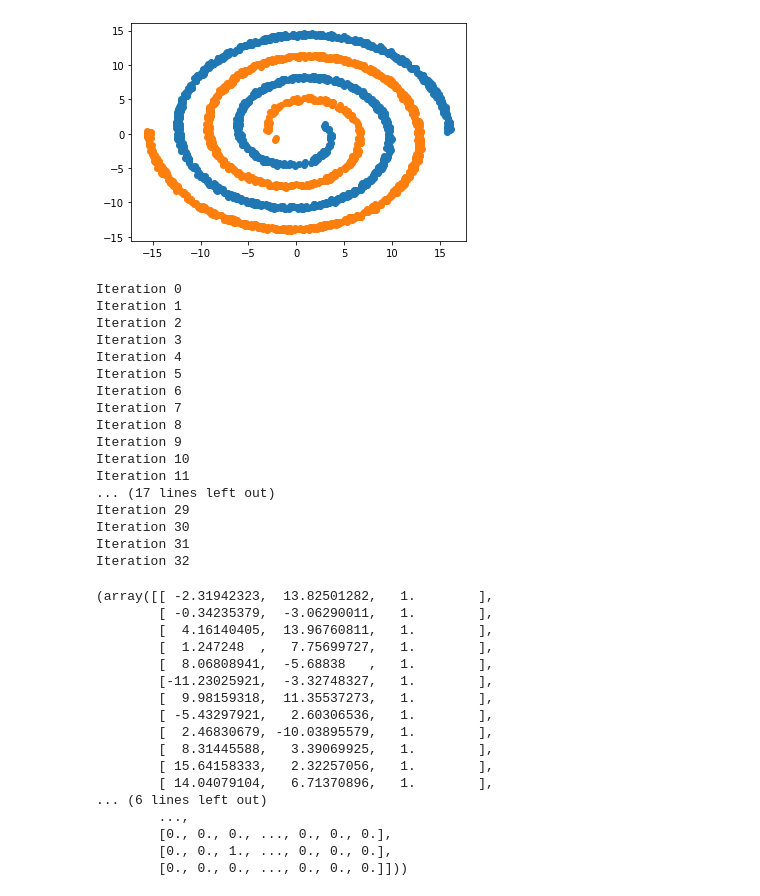
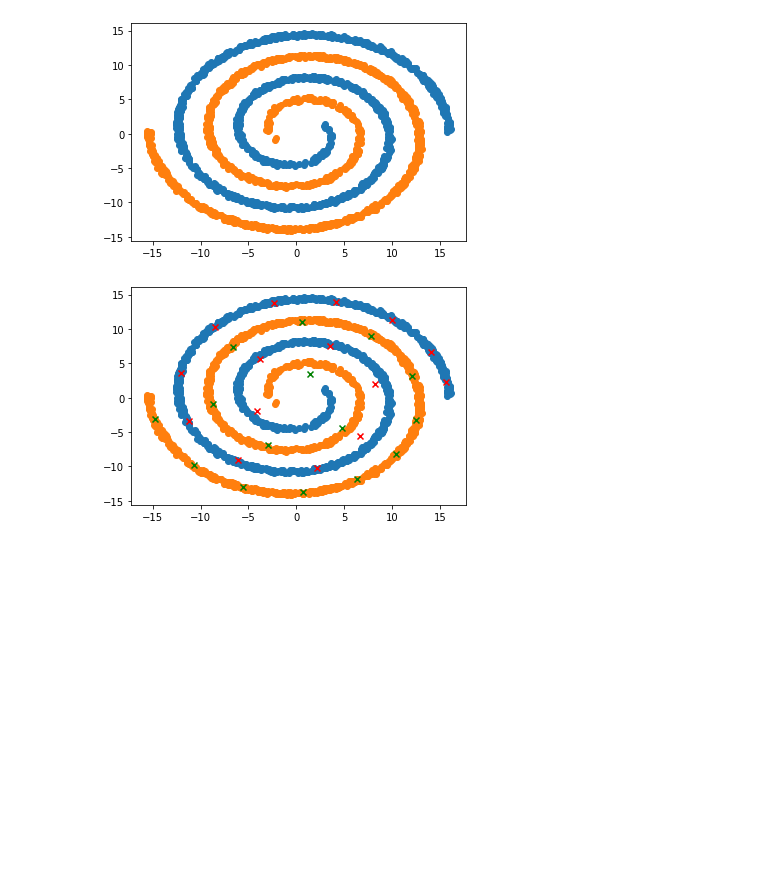
Before and after one commit to nihalgeorge01/CS5691-Submissions, a Jupyter notebook: A3/A_kmeans/A_kmeans_notebook.ipynb, the cells around one changed output. Saved outputs shown, nothing was run; the diff lists cells and outputs as text; code cells hidden in the pictures; blank space fills up the shorter version.

Commit message:
working k-means code

```diff
--- a/A3/A_kmeans/A_kmeans_notebook.ipynb
+++ b/A3/A_kmeans/A_kmeans_notebook.ipynb
@@ -16,7 +16,8 @@ def k_means(data,k=15):
     # reshape data for numpy broadcasting
     data = np.reshape(data,[-1,1,data.shape[-1]])
     # initialize k means with random means
-    kmeans = np.vstack([np.random.choice(data[:,0,i],k) for i in range(0,data.shape[-1])]).T
+    myrange = np.linspace(0,data.shape[0]-1,k,dtype = np.int64)
+    kmeans = np.vstack([data[myrange,0,i] for i in range(0,data.shape[-1])]).T
     # reshape data for numpy broadcasting
     kmeans = np.reshape(kmeans,[1,-1,kmeans.shape[-1]])
     # calculate distances with some broadcasting magic
@@ -30,8 +31,8 @@ def k_means(data,k=15):
     r_nk_new = r_nk_old.copy()
     c = 0
     while True:
-        print(f"Iteration {c}")
-        c+=1
+        #print(f"Iteration {c}")
+        #c+=1
         # move cluster assignments into old variable for comparison
         r_nk_old = r_nk_new.copy()
         # update means
@@ -47,40 +48,3 @@ def k_means(data,k=15):
         if np.all(r_nk_old == r_nk_new):
             break
     return kmeans, r_nk_new
-# %%
-k_means(train_data_classes[0,:,:])
-# %% [output]
-Iteration 0
-Iteration 1
-Iteration 2
-Iteration 3
-Iteration 4
-Iteration 5
-Iteration 6
-Iteration 7
-Iteration 8
-Iteration 9
-Iteration 10
-Iteration 11
-... (17 lines left out)
-Iteration 29
-Iteration 30
-Iteration 31
-Iteration 32
-(array([[ -2.31942323,  13.82501282,   1.        ],
-        [ -0.34235379,  -3.06290011,   1.        ],
-        [  4.16140405,  13.96760811,   1.        ],
-        [  1.247248  ,   7.75699727,   1.        ],
-        [  8.06808941,  -5.68838   ,   1.        ],
-        [-11.23025921,  -3.32748327,   1.        ],
-        [  9.98159318,  11.35537273,   1.        ],
-        [ -5.43297921,   2.60306536,   1.        ],
-        [  2.46830679, -10.03895579,   1.        ],
-        [  8.31445588,   3.39069925,   1.        ],
-        [ 15.64158333,   2.32257056,   1.        ],
-        [ 14.04079104,   6.71370896,   1.        ],
-... (6 lines left out)
-        ...,
-        [0., 0., 0., ..., 0., 0., 0.],
-        [0., 0., 1., ..., 0., 0., 0.],
-        [0., 0., 0., ..., 0., 0., 0.]]))
@@ -88,0 +51,11 @@ exit()
+# %%
+means0,allotments0 = k_means(train_data_classes[0,:,:])
+means1,allotments1 = k_means(train_data_classes[1,:,:])
+# %%
+plt.scatter(train_data_classes[0,:,0],train_data_classes[0,:,1])
+plt.scatter(train_data_classes[1,:,0],train_data_classes[1,:,1])
+plt.scatter(means0[:,0],means0[:,1],c='r',marker='x')
+plt.scatter(means1[:,0],means1[:,1],c='g',marker='x')
+plt.show()
+# %% [output]
+[figure, added]
```
Also changed, not shown: parts of 1 cell of this notebook.
